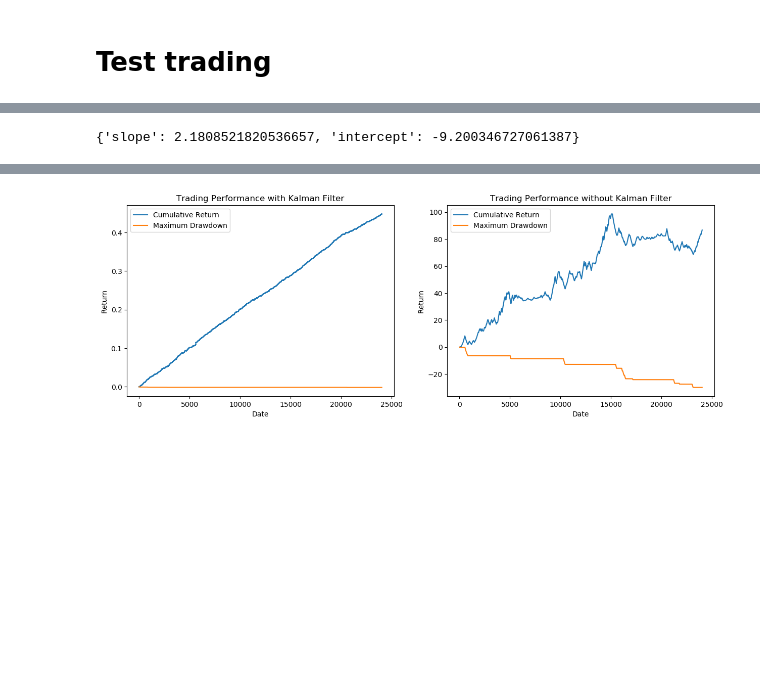
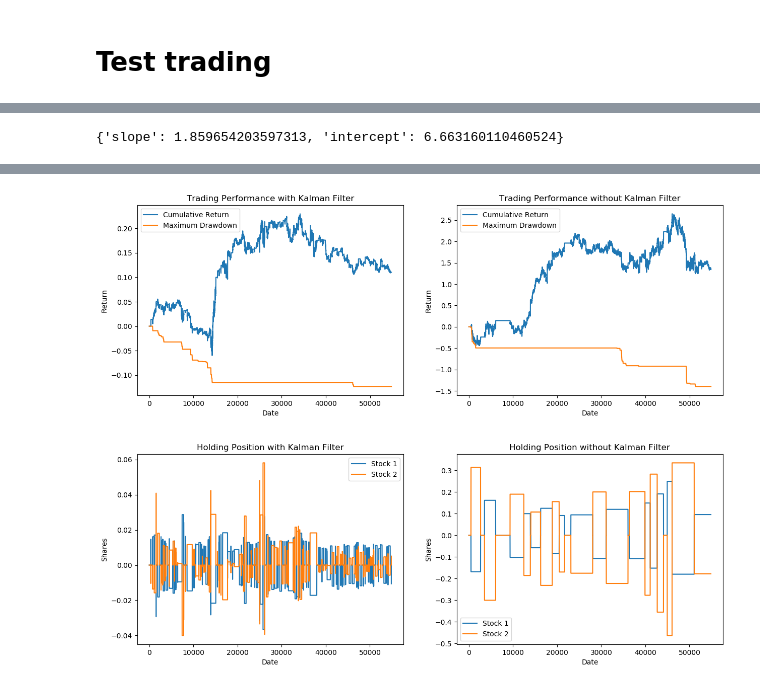
Before and after one commit to IVANBIJIACHUAN/HF_pair_trading, a Jupyter notebook: 2_kalman_filter_regression_and_trading_test.ipynb, the cells around one changed output, grey strips where cells are left out. Drawn from its saved outputs; the diff is of its cells as text; code cells hidden in the pictures; blank space fills up the shorter version.

```diff
--- a/2_kalman_filter_regression_and_trading_test.ipynb
+++ b/2_kalman_filter_regression_and_trading_test.ipynb
@@ -42,7 +42,7 @@ for i in range(len(df_list)):
 
 # 3. Merge all price dataframes. Extract roughly the first 70% data.
 df  = reduce(lambda x, y: pd.merge(x, y, on='date'), df_list)
-idx = "2019-10-01"
+idx = "2019-06-01"
 df_test = df[df.date>=idx]
 df  = df[df.date<idx]
 
@@ -95,9 +92,12 @@ plt.show()
 # %%
 # Simple OLS
+stock1=df[pair_lst[0][0]].values
+stock2=df[pair_lst[0][1]].values
+
 model = LinearRegression()
 model.fit(stock2.reshape(-1, 1), stock1)
 OLS_params = {"slope":model.coef_[0], "intercept":model.intercept_}
 OLS_params
 # %% [output]
-{'slope': 2.1808521820536657, 'intercept': -9.200346727061387}
+{'slope': 1.859654203597313, 'intercept': 6.663160110460524}
 # %%
@@ -244,10 +244,10 @@ def BBTrading(capital, stock_1, stock_2, t, const, stop_loss, KF, kf_params = No
 stock_1 = df_test[pair_lst[0][0]].values
 stock_2 = df_test[pair_lst[0][1]].values
 
-t = 100
-const = .5
-stop_loss = 0.2
-capital = 1000000.
+t = 390*3
+const = 3.
+stop_loss = float("inf")
+capital = 1.
 
 %time test_pair_T = BBTrading(capital, stock_1, stock_2, t, const, stop_loss, KF=True, kf_params = kf_params)
 %time test_pair_F = BBTrading(capital, stock_1, stock_2, t, const, stop_loss, KF=False, OLS_params = OLS_params)
@@ -272,4 +272,23 @@ ax2.plot(test_pair_F[0][5]/capital, label="Maximum Drawdown")
 ax2.legend()
 
 plt.show()
+
+fig, (ax1, ax2) = plt.subplots(1,2, sharey=False, figsize=(15,5))
+
+ax1.set_title("Holding Position with Kalman Filter")
+ax1.set_xlabel("Date")
+ax1.set_ylabel("Shares")
+ax1.plot(test_pair_T[0][2][:,0], label="Stock 1")
+ax1.plot(test_pair_T[0][2][:,1], label="Stock 2")
+ax1.legend()
+
+
+ax2.set_title("Holding Position without Kalman Filter")
+ax2.set_xlabel("Date")
+ax2.set_ylabel("Shares")
+ax2.plot(test_pair_F[0][2][:,0], label="Stock 1")
+ax2.plot(test_pair_F[0][2][:,1], label="Stock 2")
+ax2.legend()
+
+plt.show()
 # %% [output]
@@ -278 +297,2 @@ Wall time: 665 ms
-[figure, old version]
+[figure, new version]
+[figure, added]
```
Also changed, not shown: parts of 6 cells of this notebook.
